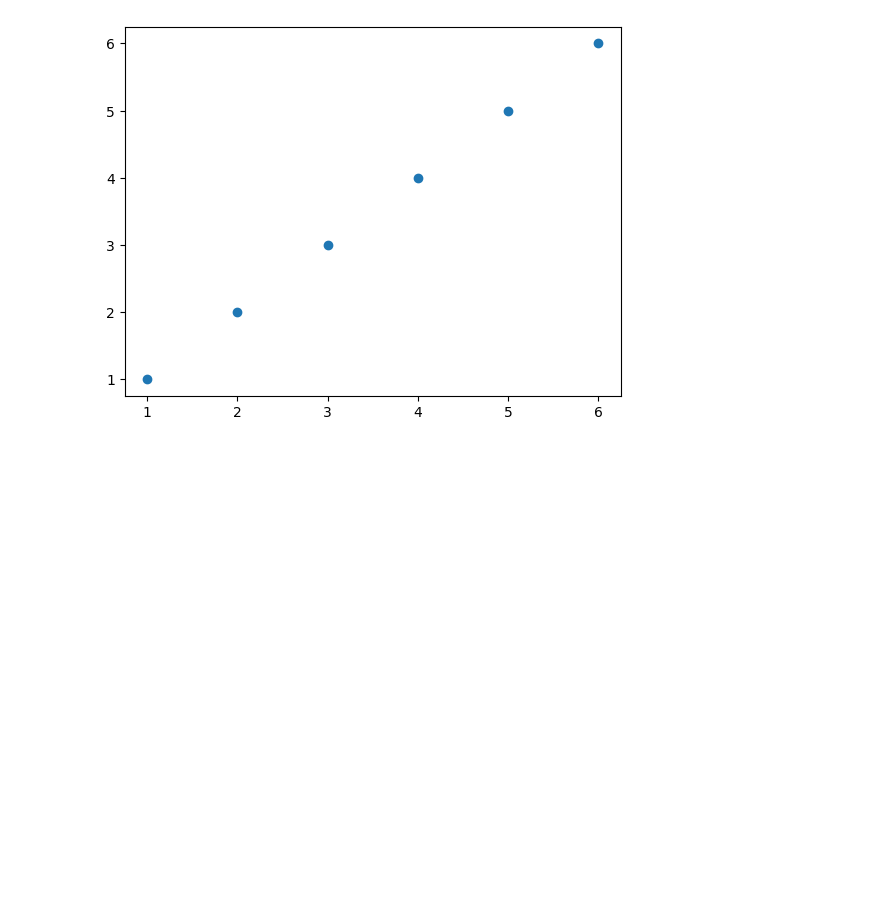
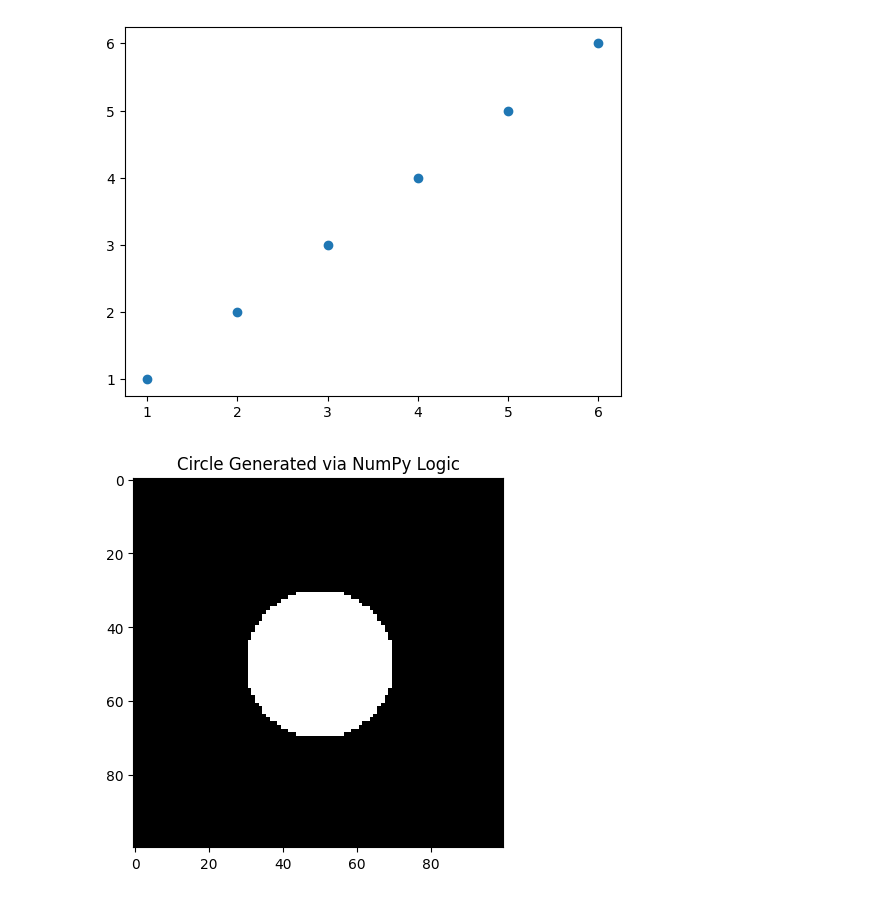
Before and after one commit to kamranshahid56-tech/Python_Practice-Numpy-Pandas-, a Jupyter notebook: Python_Practice.ipynb, the cells around one changed output. Saved outputs shown, nothing was run; the diff lists cells and outputs as text; code cells hidden in the pictures; blank space fills up the shorter version.

```diff
--- a/Python_Practice.ipynb
+++ b/Python_Practice.ipynb
@@ -379,0 +382,20 @@ plt.scatter(X,Y)
+# %%
+# Generate coordinate grids for rows (i) and columns (j)
+# np.ogrid[:100, :100] creates two arrays:
+# i is a column vector (100,1) and j is a row vector (1,100)
+i, j = np.ogrid[:100,:100]
+# %%
+center_i, center_j = 50,50
+radius = 20
+# %%
+# The Logic: Pythagorean theorem (i-50)^2 + (j-50)^2 < 20^2
+# This creates a Boolean Mask (True inside the circle, False outside)
+mask = (i-center_i)**2 + (j-center_j)**2 < radius**2
+# %%
+circle[mask] = 255
+# %%
+plt.imshow(circle, cmap = 'gray')
+plt.title('Circle Generated via NumPy Logic')
+plt.show()
+# %% [output]
+[figure, added]
```
Also changed, not shown: parts of 1 cell of this notebook.
